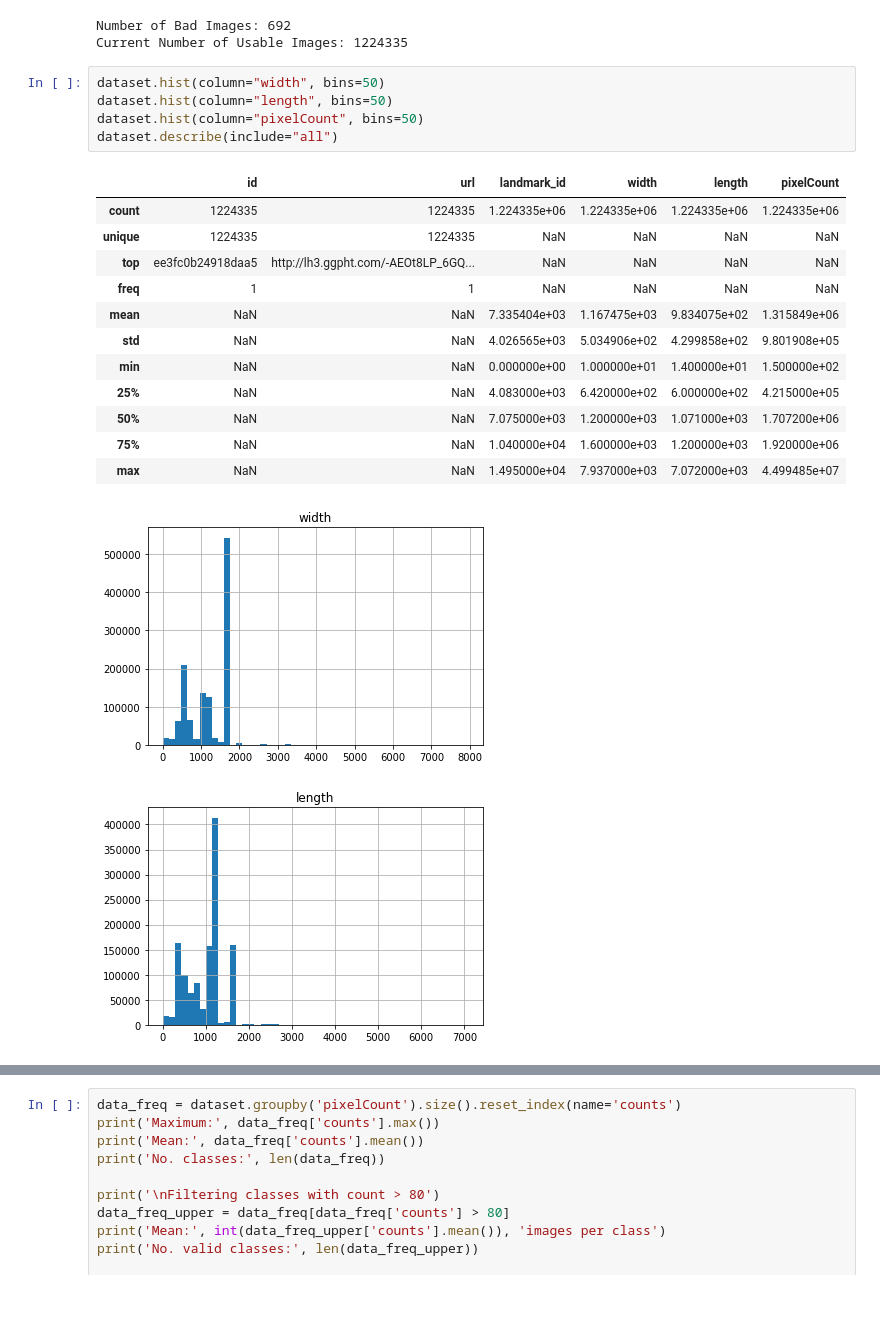
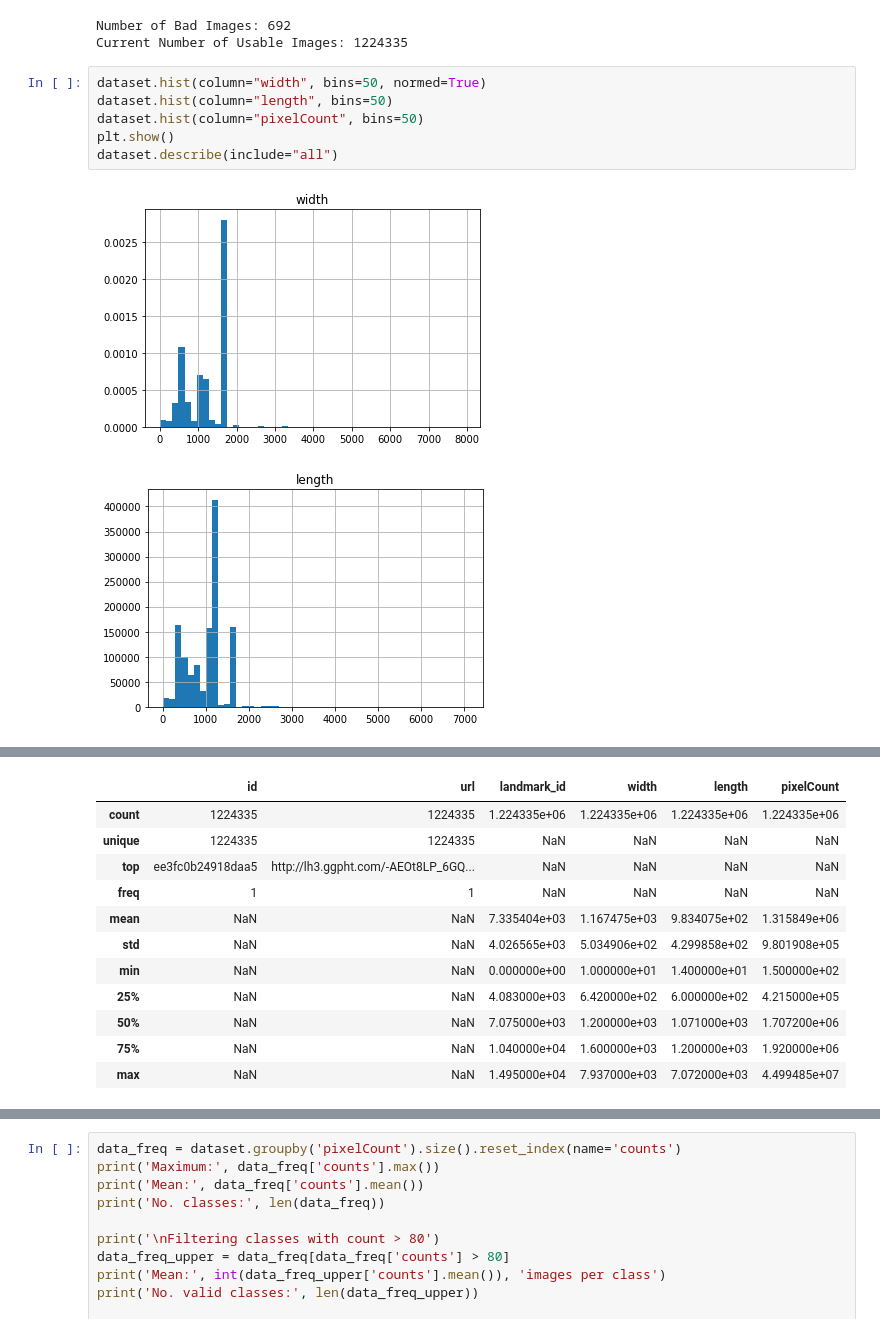
Before and after one commit to ghosalya/kaggle-landmark-recog, a Jupyter notebook: data_analysis.ipynb, the cells around one changed output, grey strips where cells are left out. Saved outputs shown, nothing was run; the diff lists cells and outputs as text; blank space fills up the shorter version.

Commit message:
Added visualization for size analysis

```diff
--- a/data_analysis.ipynb
+++ b/data_analysis.ipynb
@@ -105,23 +105,24 @@ print("Current Number of Usable Images: %s" % (dataset.shape[0]))
 Number of Bad Images: 692
 Current Number of Usable Images: 1224335
 # %%
-dataset.hist(column="width", bins=50)
+dataset.hist(column="width", bins=50, normed=True)
 dataset.hist(column="length", bins=50)
 dataset.hist(column="pixelCount", bins=50)
+plt.show()
 dataset.describe(include="all")
 # %% [output]
-|  | id | url | landmark_id | width | length | pixelCount |
-| count | 1224335 | 1224335 | 1.224335e+06 | 1.224335e+06 | 1.224335e+06 | 1.224335e+06 |
-| unique | 1224335 | 1224335 | NaN | NaN | NaN | NaN |
-| top | ee3fc0b24918daa5 | http://lh3.ggpht.com/-AEOt8LP_6GQ... | NaN | NaN | NaN | NaN |
-| freq | 1 | 1 | NaN | NaN | NaN | NaN |
-| mean | NaN | NaN | 7.335404e+03 | 1.167475e+03 | 9.834075e+02 | 1.315849e+06 |
-| std | NaN | NaN | 4.026565e+03 | 5.034906e+02 | 4.299858e+02 | 9.801908e+05 |
-| min | NaN | NaN | 0.000000e+00 | 1.000000e+01 | 1.400000e+01 | 1.500000e+02 |
-| 25% | NaN | NaN | 4.083000e+03 | 6.420000e+02 | 6.000000e+02 | 4.215000e+05 |
-| 50% | NaN | NaN | 7.075000e+03 | 1.200000e+03 | 1.071000e+03 | 1.707200e+06 |
-| 75% | NaN | NaN | 1.040000e+04 | 1.600000e+03 | 1.200000e+03 | 1.920000e+06 |
-| max | NaN | NaN | 1.495000e+04 | 7.937000e+03 | 7.072000e+03 | 4.499485e+07 |
-[figure, old version]
+[figure, new version]
 [figure]
 [figure]
+|  | id | url | landmark_id | width | length | pixelCount |
+| count | 1224335 | 1224335 | 1.224335e+06 | 1.224335e+06 | 1.224335e+06 | 1.224335e+06 |
+| unique | 1224335 | 1224335 | NaN | NaN | NaN | NaN |
+| top | ee3fc0b24918daa5 | http://lh3.ggpht.com/-AEOt8LP_6GQ... | NaN | NaN | NaN | NaN |
+| freq | 1 | 1 | NaN | NaN | NaN | NaN |
+| mean | NaN | NaN | 7.335404e+03 | 1.167475e+03 | 9.834075e+02 | 1.315849e+06 |
+| std | NaN | NaN | 4.026565e+03 | 5.034906e+02 | 4.299858e+02 | 9.801908e+05 |
+| min | NaN | NaN | 0.000000e+00 | 1.000000e+01 | 1.400000e+01 | 1.500000e+02 |
+| 25% | NaN | NaN | 4.083000e+03 | 6.420000e+02 | 6.000000e+02 | 4.215000e+05 |
+| 50% | NaN | NaN | 7.075000e+03 | 1.200000e+03 | 1.071000e+03 | 1.707200e+06 |
+| 75% | NaN | NaN | 1.040000e+04 | 1.600000e+03 | 1.200000e+03 | 1.920000e+06 |
+| max | NaN | NaN | 1.495000e+04 | 7.937000e+03 | 7.072000e+03 | 4.499485e+07 |
```
Also changed, not shown: parts of 3 cells of this notebook.
